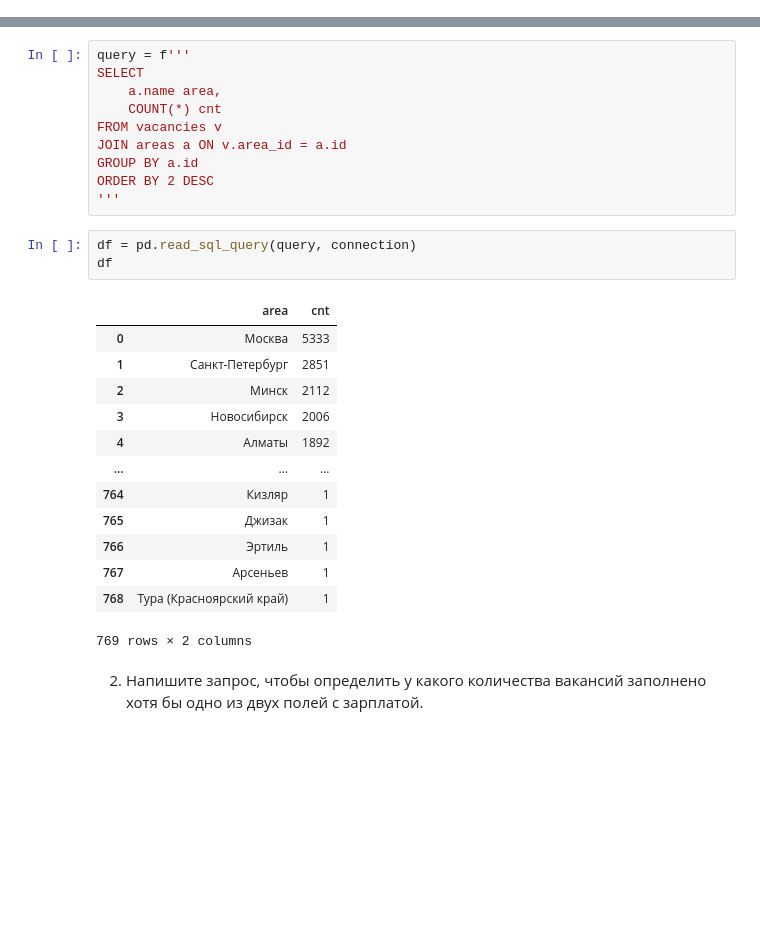
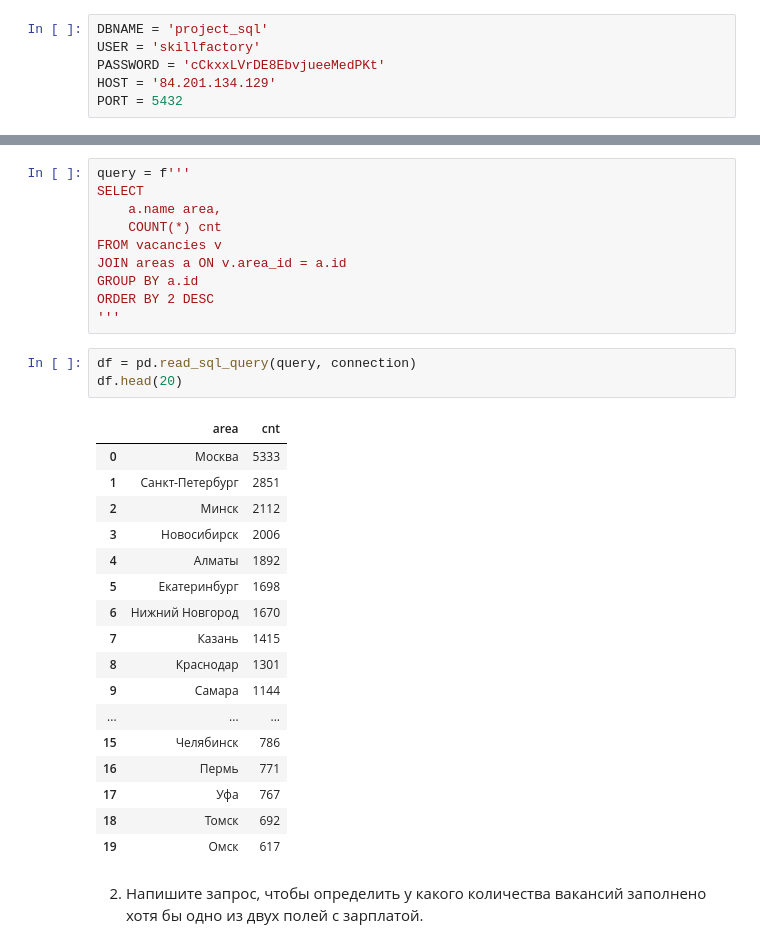
Before and after one commit to catlordd/project_2, a Jupyter notebook: Project_2.ipynb, the cells around one changed output, grey strips where cells are left out. Saved outputs shown, nothing was run; the diff lists cells and outputs as text; blank space fills up the shorter version.

```diff
--- a/Project_2.ipynb
+++ b/Project_2.ipynb
@@ -5,6 +5,12 @@
 # %%
 import pandas as pd
 import psycopg2
+# %%
+DBNAME = 'project_sql'
+USER = 'skillfactory'
+PASSWORD = 'cCkxxLVrDE8EbvjueeMedPKt'
+HOST = '84.201.134.129'
+PORT = 5432
 # %%
 connection = psycopg2.connect(
    dbname=DBNAME,
@@ -92,21 +98,25 @@ ORDER BY 2 DESC
 '''
 # %%
 df = pd.read_sql_query(query, connection)
-df
+df.head(20)
 # %% [output]
 |  | area | cnt |
 | 0 | Москва | 5333 |
 | 1 | Санкт-Петербург | 2851 |
 | 2 | Минск | 2112 |
 | 3 | Новосибирск | 2006 |
 | 4 | Алматы | 1892 |
+| 5 | Екатеринбург | 1698 |
+| 6 | Нижний Новгород | 1670 |
+| 7 | Казань | 1415 |
+| 8 | Краснодар | 1301 |
+| 9 | Самара | 1144 |
 | ... | ... | ... |
-| 764 | Кизляр | 1 |
-| 765 | Джизак | 1 |
-| 766 | Эртиль | 1 |
-| 767 | Арсеньев | 1 |
-| 768 | Тура (Красноярский край) | 1 |
+| 15 | Челябинск | 786 |
+| 16 | Пермь | 771 |
+| 17 | Уфа | 767 |
+| 18 | Томск | 692 |
+| 19 | Омск | 617 |
-769 rows × 2 columns
 # %% [markdown]
 2. Напишите запрос, чтобы определить у какого количества вакансий заполнено хотя бы одно из двух полей с зарплатой.
 # %%
```
Also changed, not shown: parts of 4 cells of this notebook.
